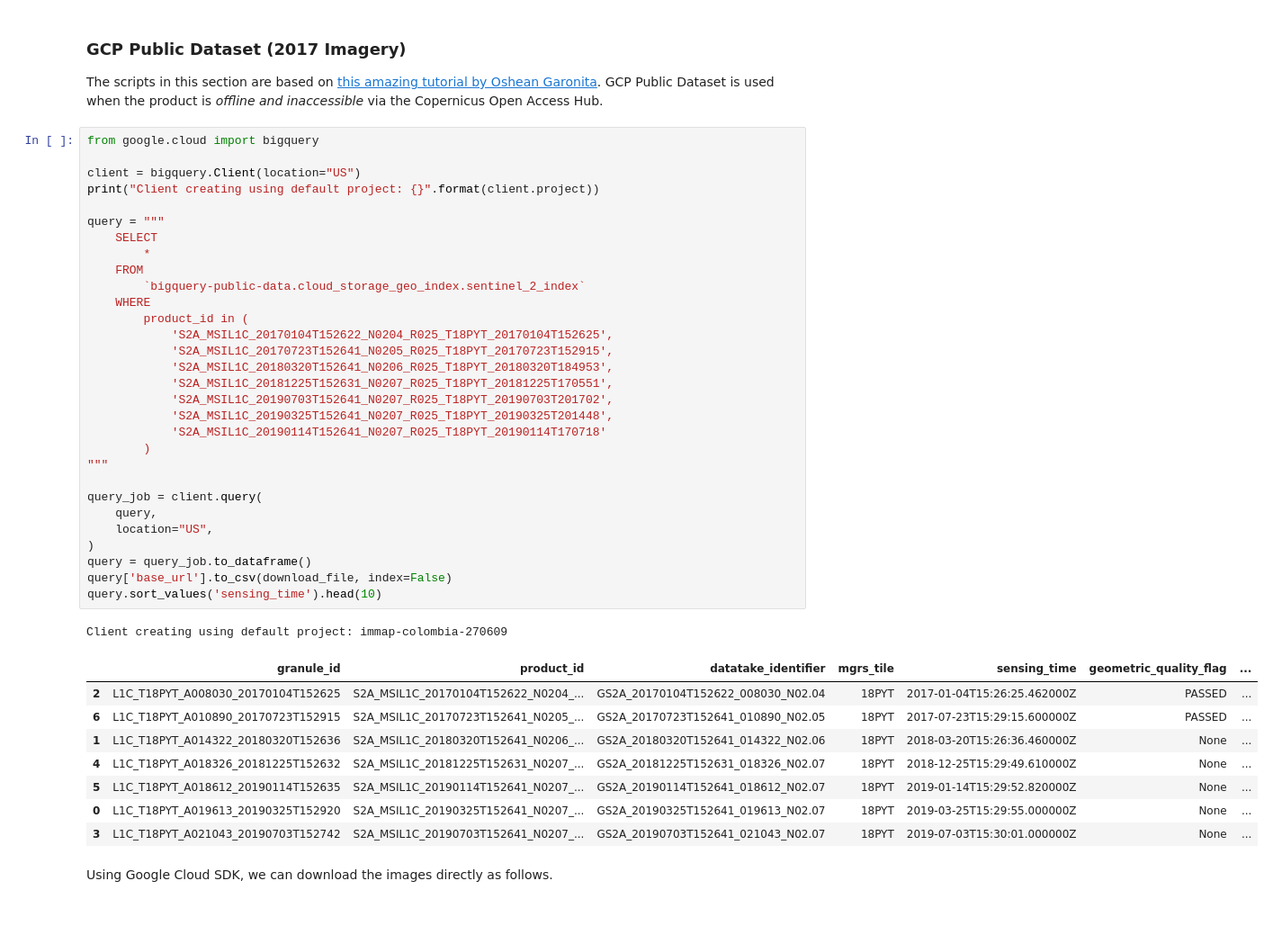
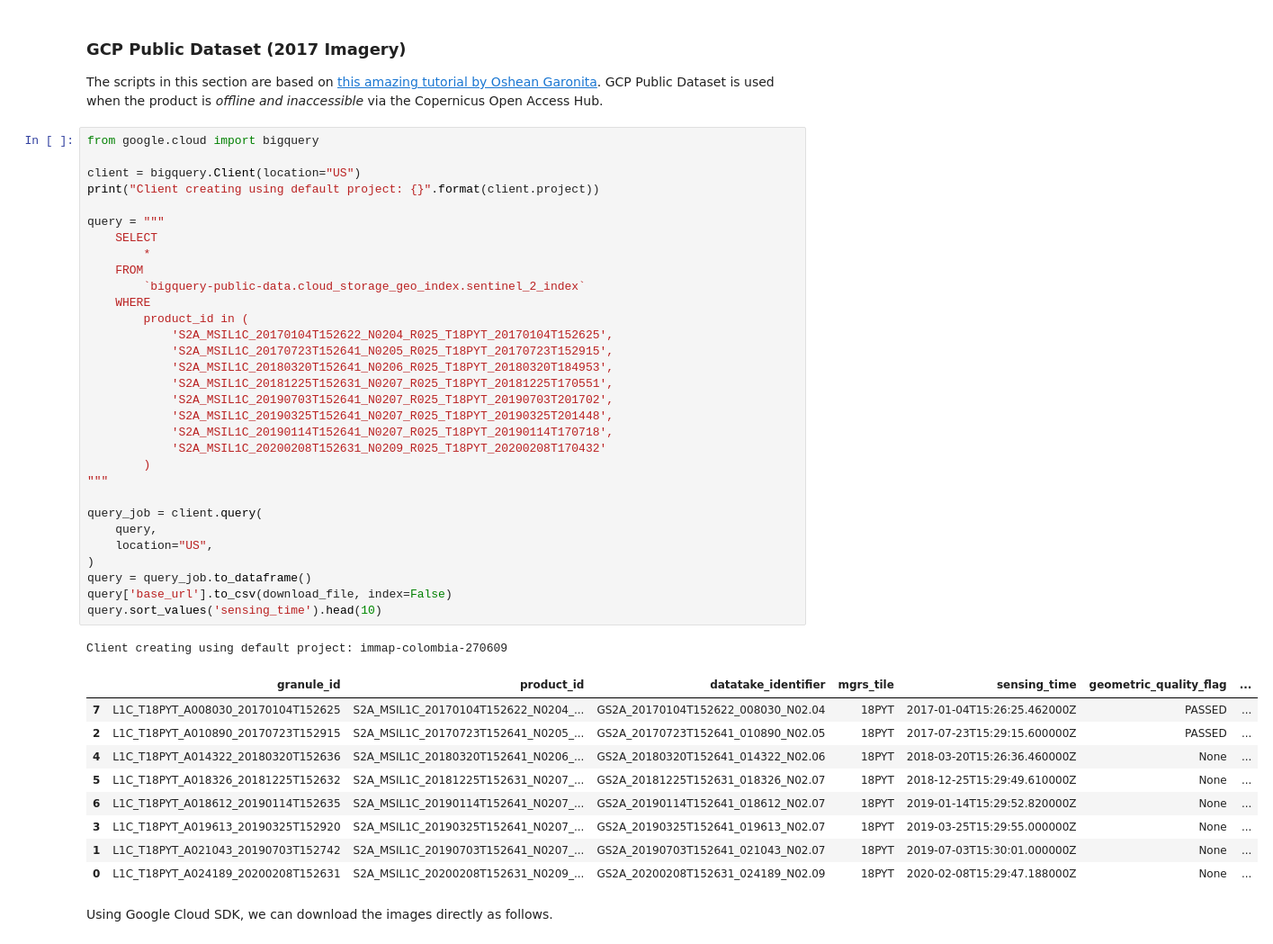
Before and after one commit to thinkingmachines/geoai-immap, a Jupyter notebook: notebooks/01_Data_Download.ipynb, the cells around one changed output. Shown at 90% size. Saved outputs shown, nothing was run; the diff lists cells and outputs as text; blank space fills up the shorter version.

```diff
--- a/notebooks/01_Data_Download.ipynb
+++ b/notebooks/01_Data_Download.ipynb
@@ -119,41 +119,43 @@ from google.cloud import bigquery
 
 client = bigquery.Client(location="US")
 print("Client creating using default project: {}".format(client.project))
 
 query = """
     SELECT
         *
     FROM
         `bigquery-public-data.cloud_storage_geo_index.sentinel_2_index`
     WHERE
         product_id in (
             'S2A_MSIL1C_20170104T152622_N0204_R025_T18PYT_20170104T152625',
             'S2A_MSIL1C_20170723T152641_N0205_R025_T18PYT_20170723T152915',
             'S2A_MSIL1C_20180320T152641_N0206_R025_T18PYT_20180320T184953',
             'S2A_MSIL1C_20181225T152631_N0207_R025_T18PYT_20181225T170551',
             'S2A_MSIL1C_20190703T152641_N0207_R025_T18PYT_20190703T201702',
             'S2A_MSIL1C_20190325T152641_N0207_R025_T18PYT_20190325T201448',
-            'S2A_MSIL1C_20190114T152641_N0207_R025_T18PYT_20190114T170718'
+            'S2A_MSIL1C_20190114T152641_N0207_R025_T18PYT_20190114T170718',
+            'S2A_MSIL1C_20200208T152631_N0209_R025_T18PYT_20200208T170432'
         )
 """
 
 query_job = client.query(
     query,
     location="US",
 )
 query = query_job.to_dataframe()
 query['base_url'].to_csv(download_file, index=False)
 query.sort_values('sensing_time').head(10)
 # %% [output]
 Client creating using default project: immap-colombia-270609
 |  | granule_id | product_id | datatake_identifier | mgrs_tile | sensing_time | geometric_quality_flag | ... |
-| 2 | L1C_T18PYT_A008030_20170104T152625 | S2A_MSIL1C_20170104T152622_N0204_... | GS2A_20170104T152622_008030_N02.04 | 18PYT | 2017-01-04T15:26:25.462000Z | PASSED | ... |
-| 6 | L1C_T18PYT_A010890_20170723T152915 | S2A_MSIL1C_20170723T152641_N0205_... | GS2A_20170723T152641_010890_N02.05 | 18PYT | 2017-07-23T15:29:15.600000Z | PASSED | ... |
-| 1 | L1C_T18PYT_A014322_20180320T152636 | S2A_MSIL1C_20180320T152641_N0206_... | GS2A_20180320T152641_014322_N02.06 | 18PYT | 2018-03-20T15:26:36.460000Z | None | ... |
-| 4 | L1C_T18PYT_A018326_20181225T152632 | S2A_MSIL1C_20181225T152631_N0207_... | GS2A_20181225T152631_018326_N02.07 | 18PYT | 2018-12-25T15:29:49.610000Z | None | ... |
-| 5 | L1C_T18PYT_A018612_20190114T152635 | S2A_MSIL1C_20190114T152641_N0207_... | GS2A_20190114T152641_018612_N02.07 | 18PYT | 2019-01-14T15:29:52.820000Z | None | ... |
-| 0 | L1C_T18PYT_A019613_20190325T152920 | S2A_MSIL1C_20190325T152641_N0207_... | GS2A_20190325T152641_019613_N02.07 | 18PYT | 2019-03-25T15:29:55.000000Z | None | ... |
-| 3 | L1C_T18PYT_A021043_20190703T152742 | S2A_MSIL1C_20190703T152641_N0207_... | GS2A_20190703T152641_021043_N02.07 | 18PYT | 2019-07-03T15:30:01.000000Z | None | ... |
+| 7 | L1C_T18PYT_A008030_20170104T152625 | S2A_MSIL1C_20170104T152622_N0204_... | GS2A_20170104T152622_008030_N02.04 | 18PYT | 2017-01-04T15:26:25.462000Z | PASSED | ... |
+| 2 | L1C_T18PYT_A010890_20170723T152915 | S2A_MSIL1C_20170723T152641_N0205_... | GS2A_20170723T152641_010890_N02.05 | 18PYT | 2017-07-23T15:29:15.600000Z | PASSED | ... |
+| 4 | L1C_T18PYT_A014322_20180320T152636 | S2A_MSIL1C_20180320T152641_N0206_... | GS2A_20180320T152641_014322_N02.06 | 18PYT | 2018-03-20T15:26:36.460000Z | None | ... |
+| 5 | L1C_T18PYT_A018326_20181225T152632 | S2A_MSIL1C_20181225T152631_N0207_... | GS2A_20181225T152631_018326_N02.07 | 18PYT | 2018-12-25T15:29:49.610000Z | None | ... |
+| 6 | L1C_T18PYT_A018612_20190114T152635 | S2A_MSIL1C_20190114T152641_N0207_... | GS2A_20190114T152641_018612_N02.07 | 18PYT | 2019-01-14T15:29:52.820000Z | None | ... |
+| 3 | L1C_T18PYT_A019613_20190325T152920 | S2A_MSIL1C_20190325T152641_N0207_... | GS2A_20190325T152641_019613_N02.07 | 18PYT | 2019-03-25T15:29:55.000000Z | None | ... |
+| 1 | L1C_T18PYT_A021043_20190703T152742 | S2A_MSIL1C_20190703T152641_N0207_... | GS2A_20190703T152641_021043_N02.07 | 18PYT | 2019-07-03T15:30:01.000000Z | None | ... |
+| 0 | L1C_T18PYT_A024189_20200208T152631 | S2A_MSIL1C_20200208T152631_N0209_... | GS2A_20200208T152631_024189_N02.09 | 18PYT | 2020-02-08T15:29:47.188000Z | None | ... |
 # %% [markdown]
 Using Google Cloud SDK, we can download the images directly as follows.
 # %%
```
Also changed, not shown: parts of 4 cells of this notebook.
